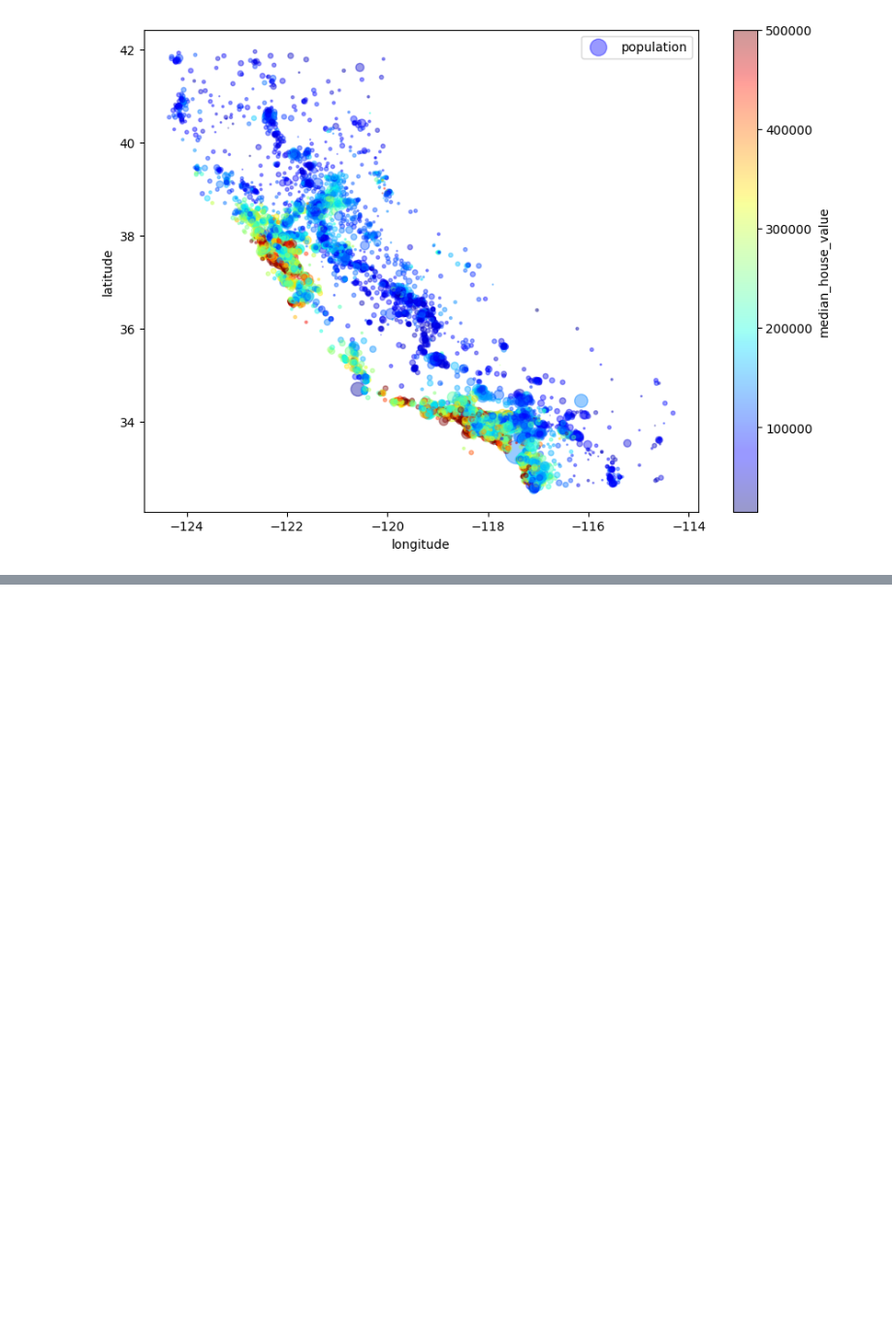
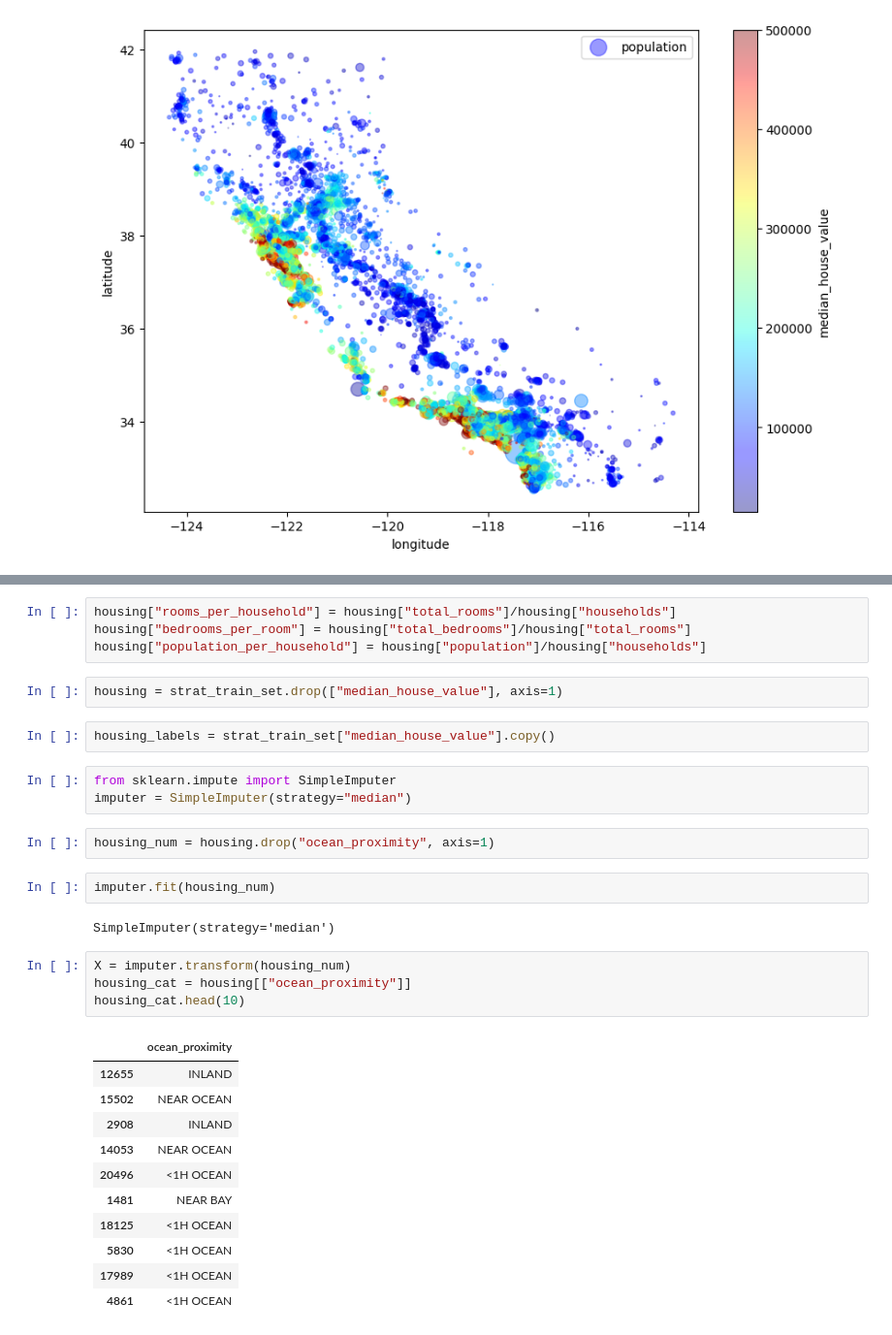
Before and after one commit to guiabbehusen/Projeto-ML-1, a Jupyter notebook: Housing.ipynb, the cells around one changed output, grey strips where cells are left out. Shown: that part at 97% size. Cells and saved outputs as stored; diff of their text form; blank space fills up the shorter version.

```diff
--- a/Housing.ipynb
+++ b/Housing.ipynb
@@ -121,0 +145,33 @@ plt.legend()
+# %%
+housing["rooms_per_household"] = housing["total_rooms"]/housing["households"]
+housing["bedrooms_per_room"] = housing["total_bedrooms"]/housing["total_rooms"]
+housing["population_per_household"] = housing["population"]/housing["households"]
+# %%
+housing = strat_train_set.drop(["median_house_value"], axis=1)
+# %%
+housing_labels = strat_train_set["median_house_value"].copy()
+# %%
+from sklearn.impute import SimpleImputer
+imputer = SimpleImputer(strategy="median")
+# %%
+housing_num = housing.drop("ocean_proximity", axis=1)
+# %%
+imputer.fit(housing_num)
+# %% [output]
+SimpleImputer(strategy='median')
+# %%
+X = imputer.transform(housing_num)
+housing_cat = housing[["ocean_proximity"]]
+housing_cat.head(10)
+# %% [output]
+|  | ocean_proximity |
+| 12655 | INLAND |
+| 15502 | NEAR OCEAN |
+| 2908 | INLAND |
+| 14053 | NEAR OCEAN |
+| 20496 | <1H OCEAN |
+| 1481 | NEAR BAY |
+| 18125 | <1H OCEAN |
+| 5830 | <1H OCEAN |
+| 17989 | <1H OCEAN |
+| 4861 | <1H OCEAN |
```
Also changed, not shown: parts of 14 cells of this notebook.
